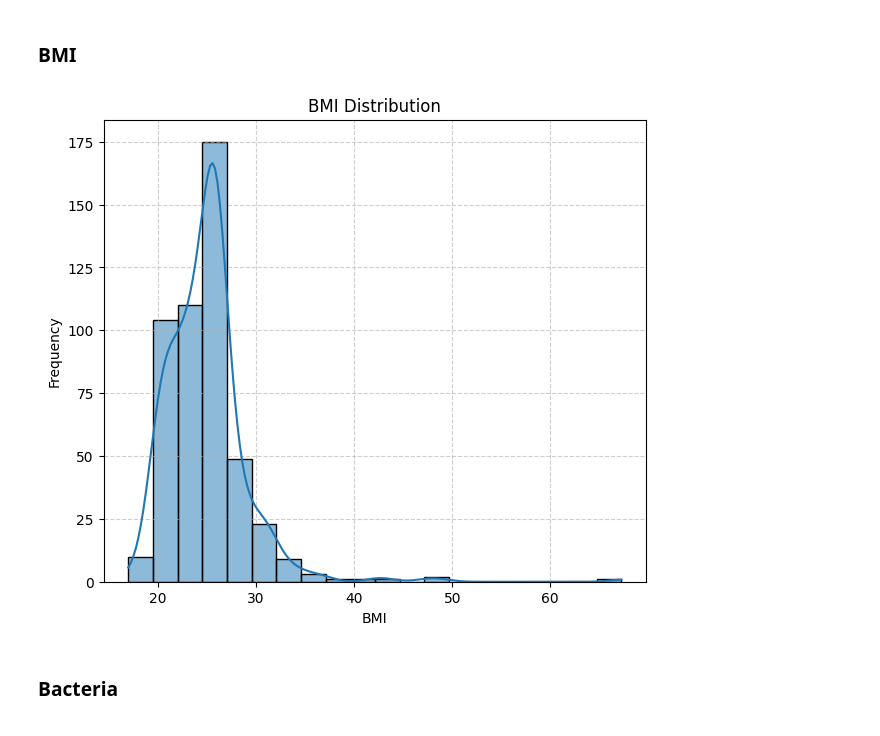
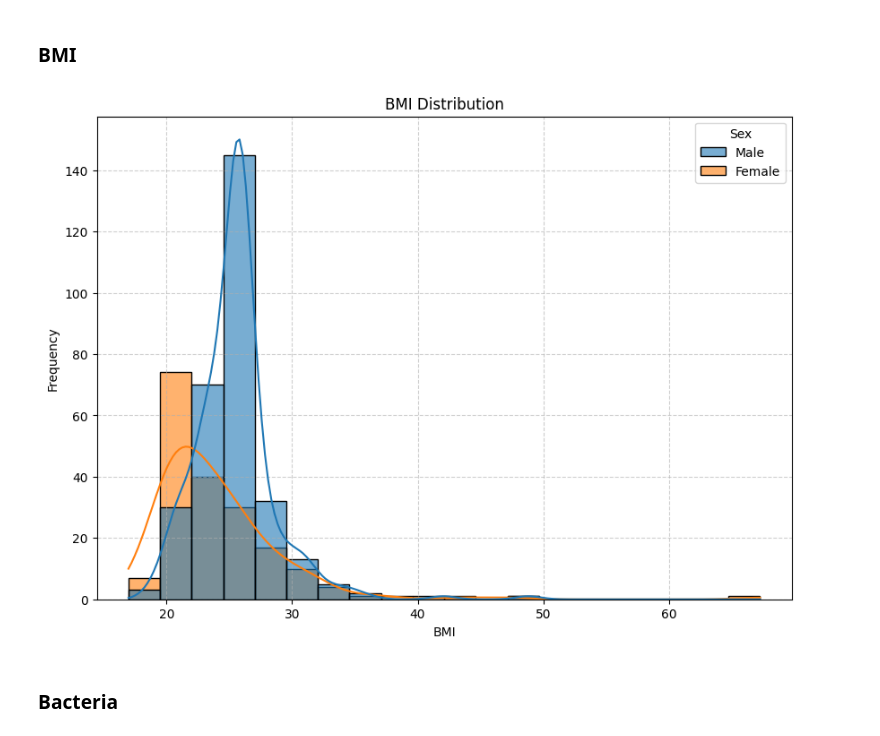
Before and after one commit to KonsKons26/mlcb-a1, a Jupyter notebook: notebooks/data_overview.ipynb, the cells around one changed output. Saved outputs shown, nothing was run; the diff lists cells and outputs as text; code cells hidden in the pictures.

```diff
--- a/notebooks/data_overview.ipynb
+++ b/notebooks/data_overview.ipynb
@@ -82,13 +82,20 @@ def plot_kde(
         df,
         title="Kernel Density Estimation",
         x_label="Values",
-        y_label="Frequency"
+        y_label="Frequency",
+        color_by_sex=None
     ):
 
-    plt.figure(figsize=(7, 6))
-    sns.histplot(
-        df, bins=20, kde=True
-    )
+    plt.figure(figsize=(10, 7))
+    # sns.histplot(
+    #     df, bins=20, kde=True
+    # )
+
+    if isinstance(color_by_sex, pd.Series) or isinstance(color_by_sex, pd.DataFrame):
+        data = pd.DataFrame({"BMI": df, "Sex": color_by_sex})
+        sns.histplot(data=data, x="BMI", bins=20, kde=True, hue="Sex", alpha=0.6)
+    else:
+        sns.histplot(df, bins=20, kde=True)
 
     plt.title(title)
     plt.xlabel(x_label)
@@ -99,11 +106,12 @@ def plot_kde(
 # %%
 plot_kde(
     bmi,
     title="BMI Distribution",
-    x_label="BMI"
+    x_label="BMI",
+    color_by_sex=sex
 )
 # %% [output]
-[figure, old version]
+[figure, new version]
 # %% [markdown]
 ### Bacteria
 # %%
```
